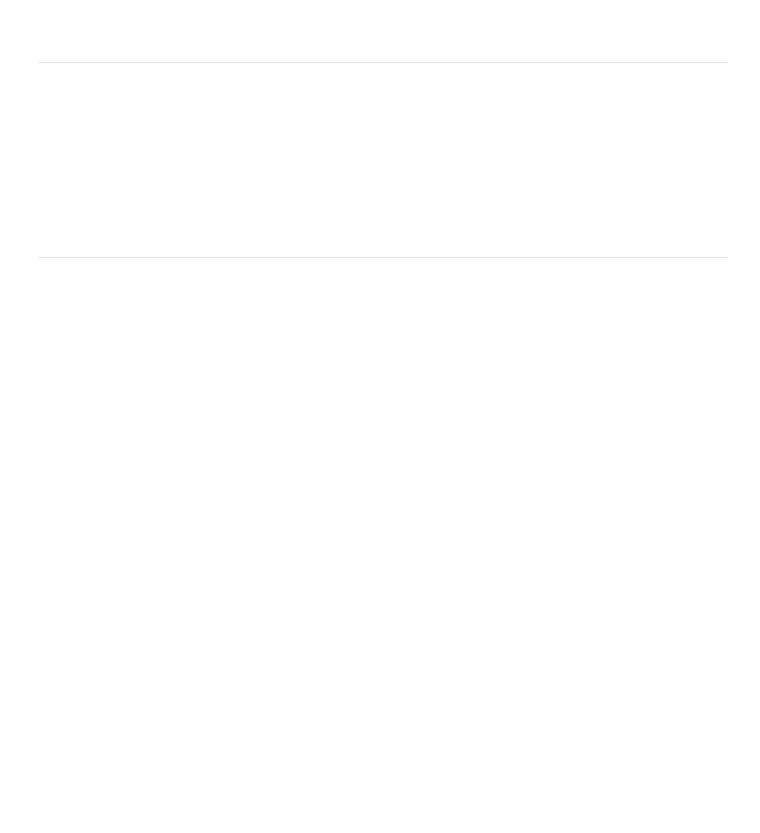
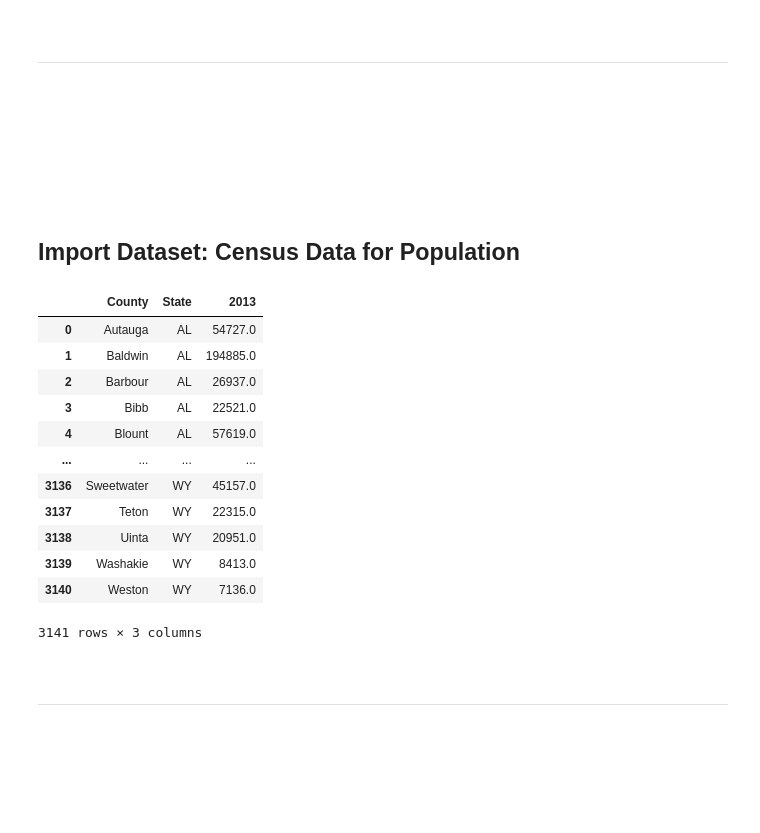
Before and after one commit to Shane-McCallum/Diversity-and-Violence--Is-there-a-connection-, a Jupyter notebook: Notebooks/Data Prep.ipynb, the cells around one changed output. Saved outputs shown, nothing was run; the diff lists cells and outputs as text; code cells hidden in the pictures; blank space fills up the shorter version.

Commit message:
Add section to import Population Data

```diff
--- a/Notebooks/Data Prep.ipynb
+++ b/Notebooks/Data Prep.ipynb
@@ -210,6 +210,52 @@ None
 <br>
 <br>
 <br>
+# %% [markdown]
+## Import Dataset: Census Data for Population
+# %%
+dfpop = pd.read_excel(datap/'co-est2019-annres.xlsx', skiprows=3)
+dfpop = dfpop.iloc[:3143]  # drop the footnotes
+dfpop = dfpop.iloc[1:]  # drop "United States"
+dfpop = dfpop.rename(columns={'Unnamed: 0': 'County, State'})
+dfpop['County, State'] = dfpop['County, State'].apply(lambda s: s[1:])  # drop the extra period prefix
+
+# split the County,State column into two
+dftemp = dfpop['County, State'].str.extract(r'(.*),\s?(.*)')
+dfpop['County'], dfpop['State'] = dftemp[0], dftemp[1]
+
+dfpop = dfpop[['State', 'County', 2013]]  # drop extraneous columns
+
+# replace extraneous instances of 'County' string
+dfpop['County'] = dfpop['County']. \
+    str.replace(' County',''). \
+    str.replace('County ',''). \
+    str.replace('County','')
+
+dfpop['State'] = dfpop['State'].str.title()  # to standard capitalization
+
+dfpop = dfpop.set_index('County'). \
+    drop(index='District of Columbia'). \
+    reset_index()  # drop this which is NOT a state
+
+dfpop['State'] = dfpop['State'].apply(lambda x: us_state_abbrev[x])  # convert full State names to abbreviations
+
+# convert the numberic column label to string
+dfpop.rename({2013:'2013'}, axis=1, inplace=True)
+dfpop
+# %% [output]
+|  | County | State | 2013 |
+| 0 | Autauga | AL | 54727.0 |
+| 1 | Baldwin | AL | 194885.0 |
+| 2 | Barbour | AL | 26937.0 |
+| 3 | Bibb | AL | 22521.0 |
+| 4 | Blount | AL | 57619.0 |
+| ... | ... | ... | ... |
+| 3136 | Sweetwater | WY | 45157.0 |
+| 3137 | Teton | WY | 22315.0 |
+| 3138 | Uinta | WY | 20951.0 |
+| 3139 | Washakie | WY | 8413.0 |
+| 3140 | Weston | WY | 7136.0 |
+3141 rows × 3 columns
 # %% [markdown]
 <br>
 <hr>
```
Also changed, not shown: parts of 2 cells of this notebook, 1 other file.
